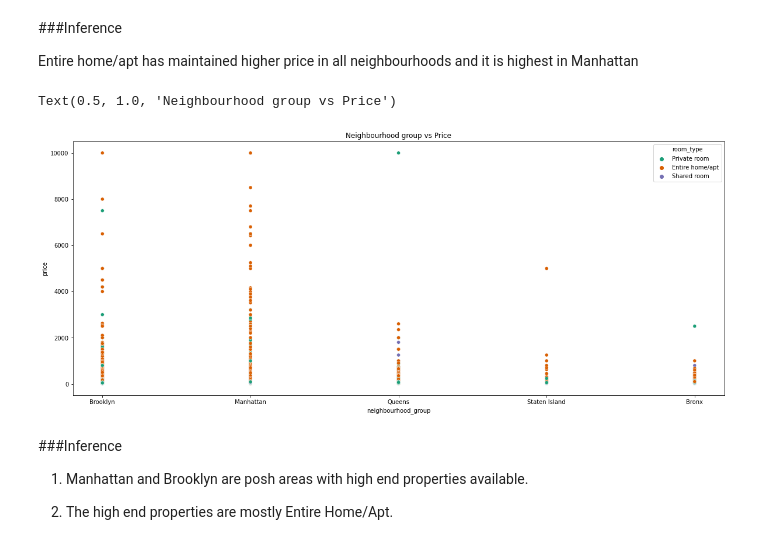
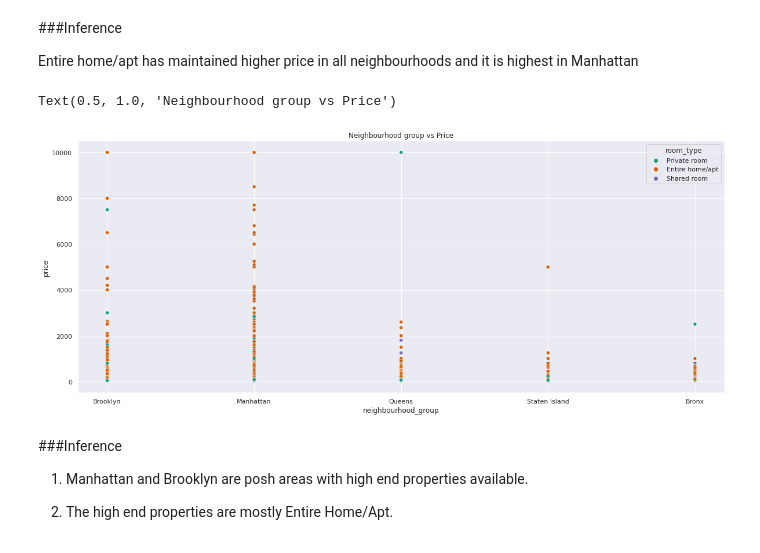
Before and after one commit to pasayat-siddhartha/Capstone_Project01_EDA_Airbnb_Booking_Analysis, a Jupyter notebook: SP_Airbnb_Bookings_Analysis_Capstone_Project.ipynb, the cells around one changed output. Cells and saved outputs as stored; diff of their text form; code cells hidden in the pictures.

```diff
--- a/SP_Airbnb_Bookings_Analysis_Capstone_Project.ipynb
+++ b/SP_Airbnb_Bookings_Analysis_Capstone_Project.ipynb
@@ -353,11 +355,12 @@ Text(0.5, 1.0, 'Neighbourhood group vs Price')
 Entire home/apt has maintained higher price in all neighbourhoods and it is highest in Manhattan
 # %%
 fig = plt.figure(figsize=(20, 8))
+sns.set_theme(style="darkgrid")
 sns.scatterplot(data=df, x='neighbourhood_group', y='price', hue='room_type', palette="Dark2")
 plt.title('Neighbourhood group vs Price')
 # %% [output]
 Text(0.5, 1.0, 'Neighbourhood group vs Price')
-[figure, old version]
+[figure, new version]
 # %% [markdown]
 ###Inference
 
```
Also changed, not shown: parts of 10 cells of this notebook.
